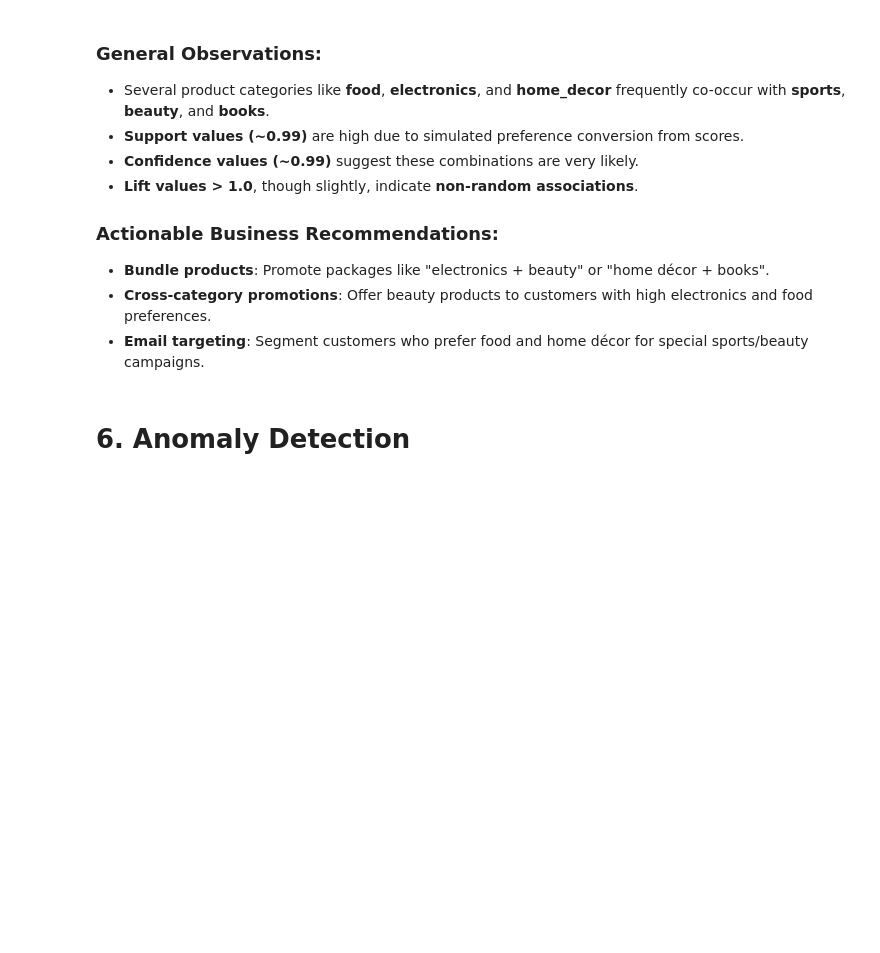
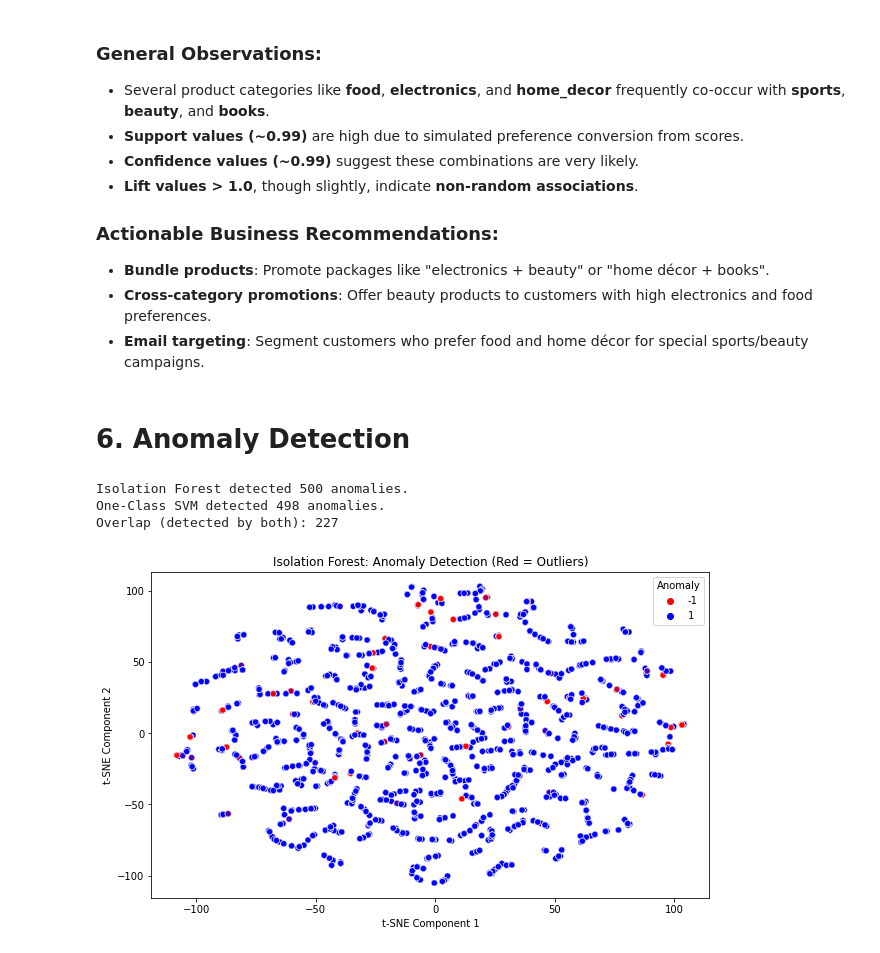
Before and after one commit to Omdena-CBP-Tanzania/unsupervised-machine-learning-rhysrose, a Jupyter notebook: Solution.ipynb, the cells around one changed output. Saved outputs shown, nothing was run; the diff lists cells and outputs as text; code cells hidden in the pictures; blank space fills up the shorter version.

Commit message:
add anomaly detection

```diff
--- a/Solution.ipynb
+++ b/Solution.ipynb
@@ -814,3 +890,52 @@ rules[['antecedents', 'consequents', 'support', 'confidence', 'lift']].sort_valu
 - **Email targeting**: Segment customers who prefer food and home décor for special sports/beauty campaigns.
 # %% [markdown]
 # 6. Anomaly Detection
+# %%
+#solation Forest
+from sklearn.ensemble import IsolationForest
+
+# Use full scaled data
+X = df_scaled
+
+iso_forest = IsolationForest(contamination=0.05, random_state=42)
+iso_labels = iso_forest.fit_predict(X)  # -1 = anomaly, 1 = normal
+
+# Add to dataset
+df['anomaly_iso'] = iso_labels
+# %%
+# One-Class SVM
+from sklearn.svm import OneClassSVM
+
+svm = OneClassSVM(nu=0.05, kernel="rbf", gamma='scale')
+svm_labels = svm.fit_predict(X)  # -1 = anomaly, 1 = normal
+
+df['anomaly_svm'] = svm_labels
+# %%
+#Compare Results
+# Count anomalies
+iso_count = (df['anomaly_iso'] == -1).sum()
+svm_count = (df['anomaly_svm'] == -1).sum()
+
+print(f"Isolation Forest detected {iso_count} anomalies.")
+print(f"One-Class SVM detected {svm_count} anomalies.")
+
+# Compare overlap
+overlap = ((df['anomaly_iso'] == -1) & (df['anomaly_svm'] == -1)).sum()
+print(f"Overlap (detected by both): {overlap}")
+# %% [output]
+Isolation Forest detected 500 anomalies.
+One-Class SVM detected 498 anomalies.
+Overlap (detected by both): 227
+# %%
+# Visualize Anomalies (e.g. with t-SNE)
+plt.figure(figsize=(10, 6))
+sns.scatterplot(x=tsne_result[:, 0], y=tsne_result[:, 1],
+                hue=df['anomaly_iso'],
+                palette={1: 'blue', -1: 'red'}, alpha=0.7)
+plt.title('Isolation Forest: Anomaly Detection (Red = Outliers)')
+plt.xlabel('t-SNE Component 1')
+plt.ylabel('t-SNE Component 2')
+plt.legend(title='Anomaly')
+plt.show()
+# %% [output]
+[figure, added]
```
Also changed, not shown: parts of 4 cells of this notebook.
